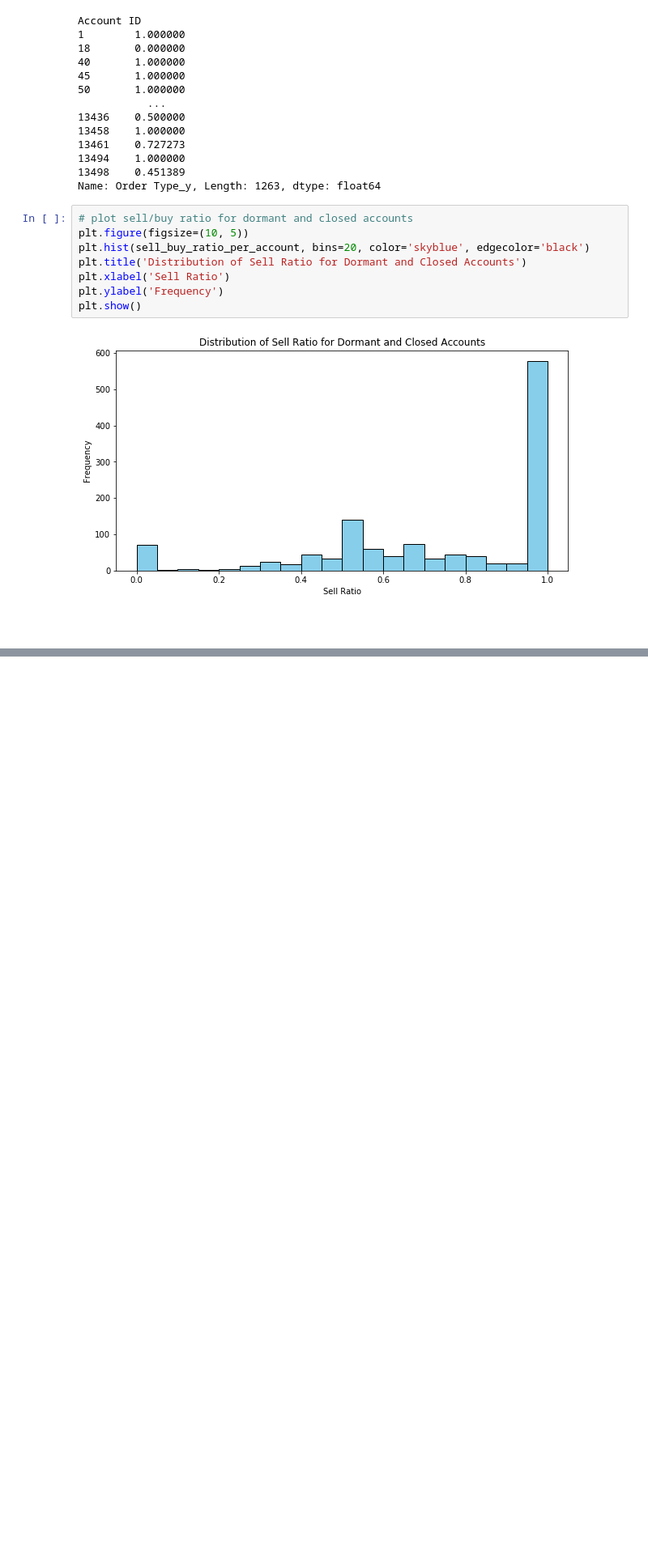
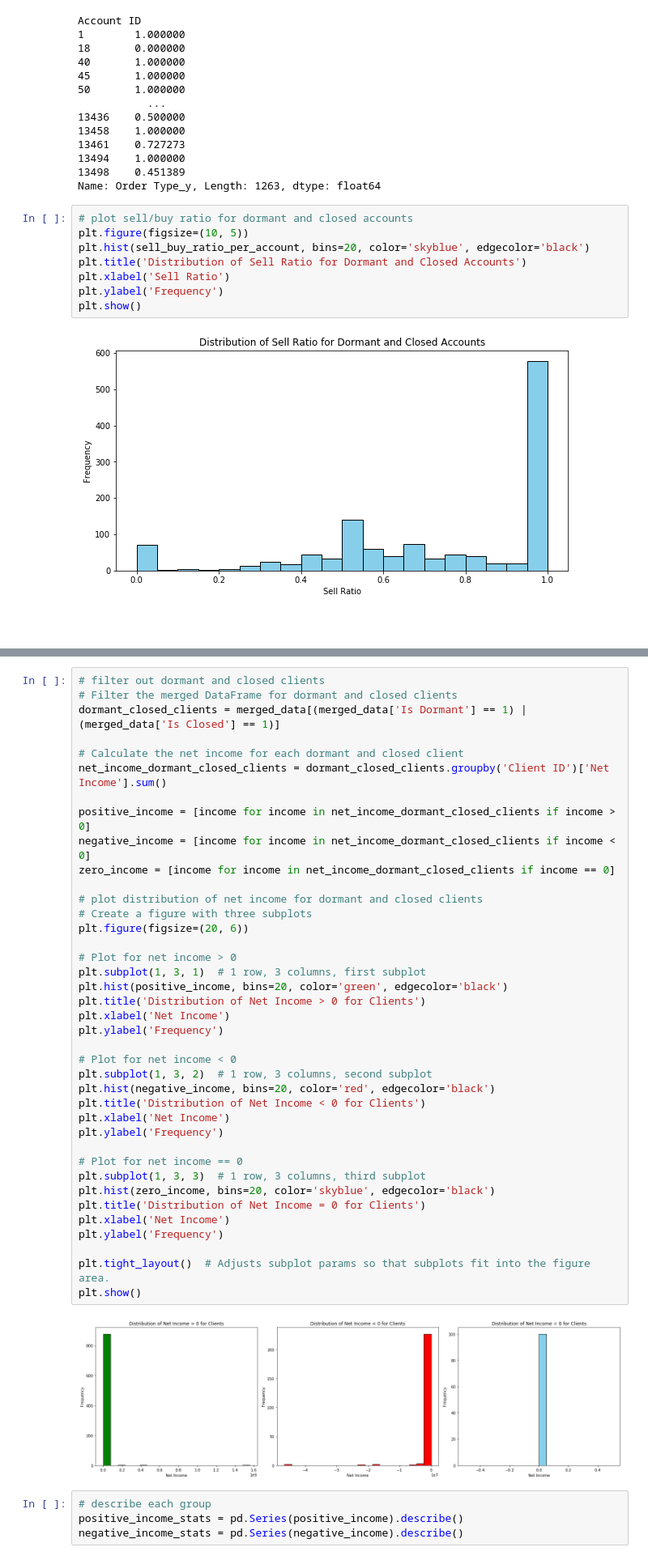
Before and after one commit to omar-sheta/datalytics, a Jupyter notebook: analysis.ipynb, the cells around one changed output, grey strips where cells are left out. Shown: that part at 81% size. Drawn from its saved outputs; the diff is of its cells as text; blank space fills up the shorter version.

```diff
--- a/analysis.ipynb
+++ b/analysis.ipynb
@@ -699,0 +831,45 @@ plt.show()
+# %%
+# filter out dormant and closed clients
+# Filter the merged DataFrame for dormant and closed clients
+dormant_closed_clients = merged_data[(merged_data['Is Dormant'] == 1) | (merged_data['Is Closed'] == 1)]
+
+# Calculate the net income for each dormant and closed client
+net_income_dormant_closed_clients = dormant_closed_clients.groupby('Client ID')['Net Income'].sum()
+
+positive_income = [income for income in net_income_dormant_closed_clients if income > 0]
+negative_income = [income for income in net_income_dormant_closed_clients if income < 0]
+zero_income = [income for income in net_income_dormant_closed_clients if income == 0]
+
+# plot distribution of net income for dormant and closed clients
+# Create a figure with three subplots
+plt.figure(figsize=(20, 6))
+
+# Plot for net income > 0
+plt.subplot(1, 3, 1)  # 1 row, 3 columns, first subplot
+plt.hist(positive_income, bins=20, color='green', edgecolor='black')
+plt.title('Distribution of Net Income > 0 for Clients')
+plt.xlabel('Net Income')
+plt.ylabel('Frequency')
+
+# Plot for net income < 0
+plt.subplot(1, 3, 2)  # 1 row, 3 columns, second subplot
+plt.hist(negative_income, bins=20, color='red', edgecolor='black')
+plt.title('Distribution of Net Income < 0 for Clients')
+plt.xlabel('Net Income')
+plt.ylabel('Frequency')
+
+# Plot for net income == 0
+plt.subplot(1, 3, 3)  # 1 row, 3 columns, third subplot
+plt.hist(zero_income, bins=20, color='skyblue', edgecolor='black')
+plt.title('Distribution of Net Income = 0 for Clients')
+plt.xlabel('Net Income')
+plt.ylabel('Frequency')
+
+plt.tight_layout()  # Adjusts subplot params so that subplots fit into the figure area.
+plt.show()
+# %% [output]
+[figure, added]
+# %%
+# describe each group
+positive_income_stats = pd.Series(positive_income).describe()
+negative_income_stats = pd.Series(negative_income).describe()
```
Also changed, not shown: parts of 19 cells of this notebook.
